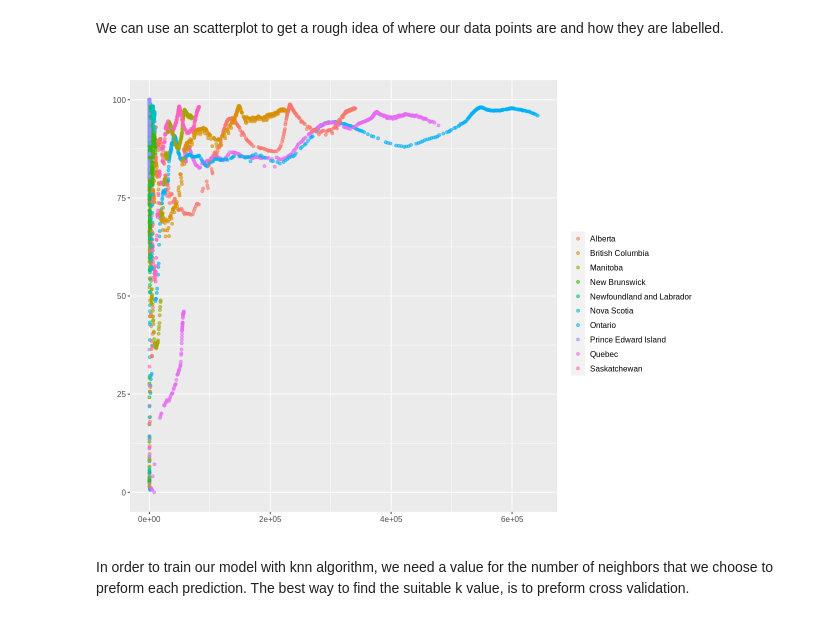
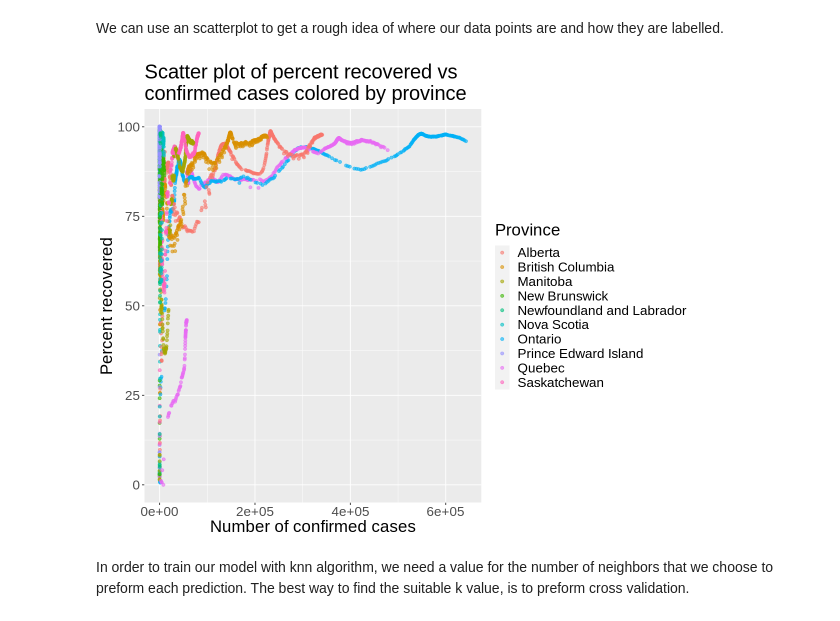
Before and after one commit to mikcblue7/dsci-100-project-group2, a Jupyter notebook: Group-2-Proposal.ipynb, the cells around one changed output. Cells and saved outputs as stored; diff of their text form; code cells hidden in the pictures.

```diff
--- a/Group-2-Proposal.ipynb
+++ b/Group-2-Proposal.ipynb
@@ -312,13 +316,13 @@ We can use an scatterplot to get a rough idea of where our data points are and h
 # %%
 covid_train_plot <- covid_train |>
         ggplot(aes(x= numconf, y= percentrecover, color= province)) +
         geom_point(alpha= 0.6) +
-        labs(x= "", y= "", color= "") +
-        ggtitle("") +
-        theme(text= element_text (size= 12))
+        labs(x= "Number of confirmed cases", y= "Percent recovered", color= "Province") +
+        ggtitle("Scatter plot of percent recovered vs \nconfirmed cases colored by province") +
+        theme(text= element_text (size= 20))
 covid_train_plot
 # %% [output]
-[figure, old version]
+[figure, new version]
 # %% [markdown]
 In order to train our model with knn algorithm, we need a value for the number of neighbors that we choose to preform each prediction. The best way to find the suitable k value, is to preform cross validation.
 # %%
```
Also changed, not shown: parts of 9 cells of this notebook.
